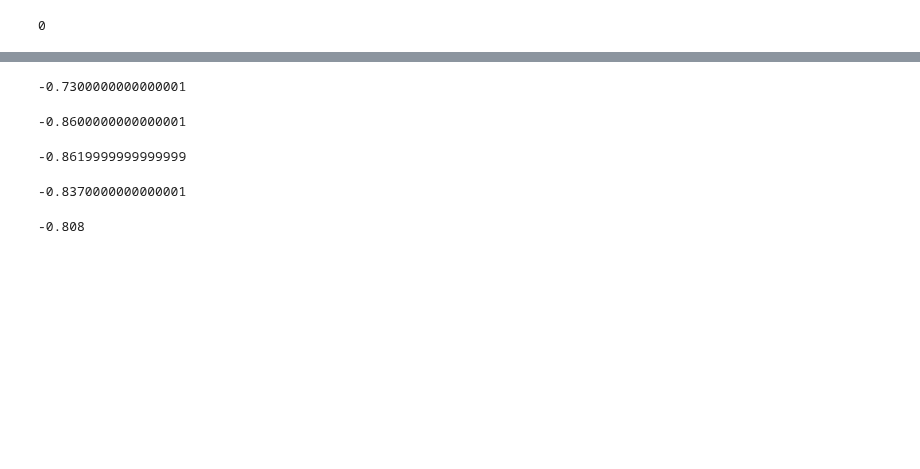
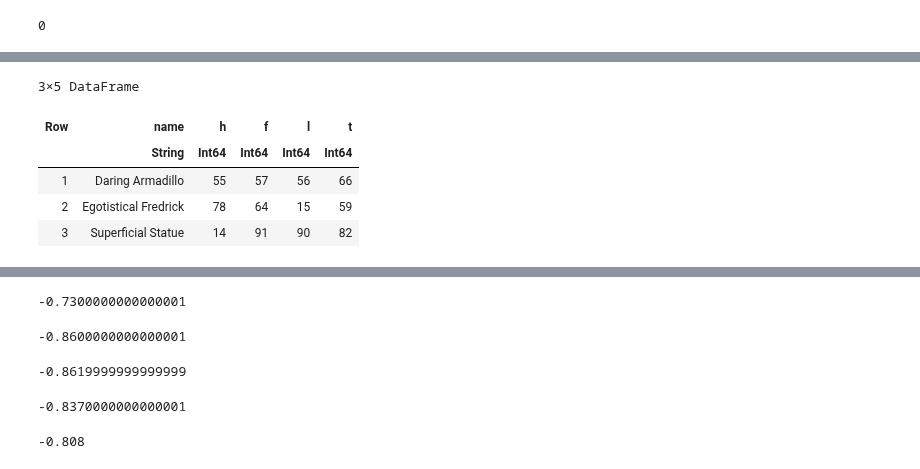
Before and after one commit to snarles/misc, a Jupyter notebook: ticklefight_demo/ticklefight_analyses_randgenB.ipynb, the cells around one changed output, grey strips where cells are left out. Saved outputs shown, nothing was run; the diff lists cells and outputs as text; code cells hidden in the pictures; blank space fills up the shorter version.

```diff
--- a/ticklefight_demo/ticklefight_analyses_randgenB.ipynb
+++ b/ticklefight_demo/ticklefight_analyses_randgenB.ipynb
@@ -576,3 +615,12 @@ end
+# %%
+fighters_to_df(counters[1:3])
+# %% [output]
+3×5 DataFrame
+| Row | name | h | f | l | t |
+|  | String | Int64 | Int64 | Int64 | Int64 |
+| 1 | Daring Armadillo | 55 | 57 | 56 | 66 |
+| 2 | Egotistical Fredrick | 78 | 64 | 15 | 59 |
+| 3 | Superficial Statue | 14 | 91 | 90 | 82 |
 # %%
 for f in rt
     v = eval_battle_list(f, counters)
```
Also changed, not shown: parts of 14 cells of this notebook, 1 other file.
